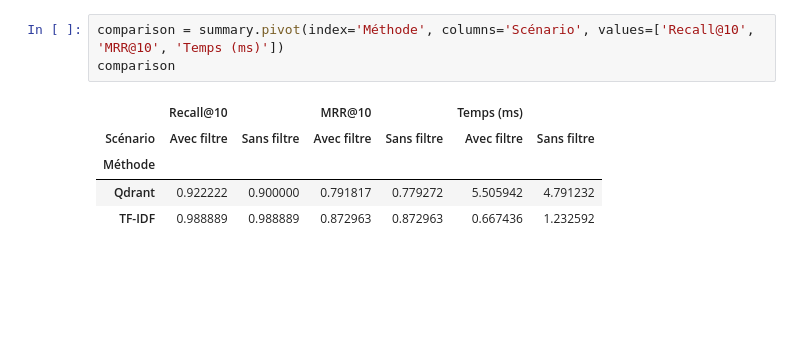
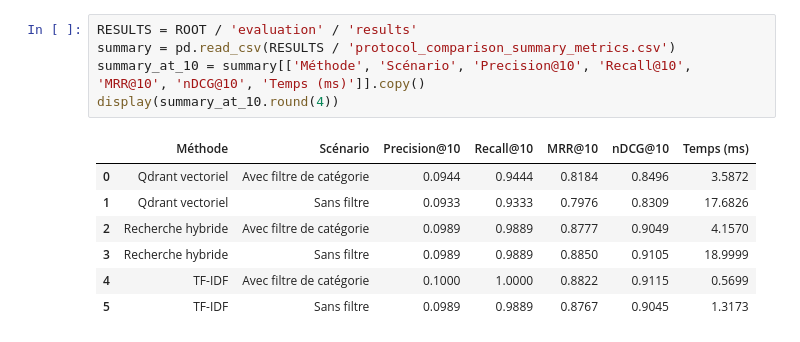
Before and after one commit to Kouraogo22/Projet_vectoriel-, a Jupyter notebook: notebooks/evaluation.ipynb, the cells around one changed output. Saved outputs shown, nothing was run; the diff lists cells and outputs as text; blank space fills up the shorter version.

```diff
--- a/notebooks/evaluation.ipynb
+++ b/notebooks/evaluation.ipynb
@@ -56,9 +38,13 @@ Les données affichées ci-dessous proviennent de la sortie de ce notebook.
-# %%
-comparison = summary.pivot(index='Méthode', columns='Scénario', values=['Recall@10', 'MRR@10', 'Temps (ms)'])
-comparison
-# %% [output]
-|  | Recall@10 |  | MRR@10 |  | Temps (ms) |  |
-| Scénario | Avec filtre | Sans filtre | Avec filtre | Sans filtre | Avec filtre | Sans filtre |
-| Méthode |  |  |  |  |  |  |
-| Qdrant | 0.922222 | 0.900000 | 0.791817 | 0.779272 | 5.505942 | 4.791232 |
-| TF-IDF | 0.988889 | 0.988889 | 0.872963 | 0.872963 | 0.667436 | 1.232592 |
+# %%
+RESULTS = ROOT / 'evaluation' / 'results'
+summary = pd.read_csv(RESULTS / 'protocol_comparison_summary_metrics.csv')
+summary_at_10 = summary[['Méthode', 'Scénario', 'Precision@10', 'Recall@10', 'MRR@10', 'nDCG@10', 'Temps (ms)']].copy()
+display(summary_at_10.round(4))
+# %% [output]
+|  | Méthode | Scénario | Precision@10 | Recall@10 | MRR@10 | nDCG@10 | Temps (ms) |
+| 0 | Qdrant vectoriel | Avec filtre de catégorie | 0.0944 | 0.9444 | 0.8184 | 0.8496 | 3.5872 |
+| 1 | Qdrant vectoriel | Sans filtre | 0.0933 | 0.9333 | 0.7976 | 0.8309 | 17.6826 |
+| 2 | Recherche hybride | Avec filtre de catégorie | 0.0989 | 0.9889 | 0.8777 | 0.9049 | 4.1570 |
+| 3 | Recherche hybride | Sans filtre | 0.0989 | 0.9889 | 0.8850 | 0.9105 | 18.9999 |
+| 4 | TF-IDF | Avec filtre de catégorie | 0.1000 | 1.0000 | 0.8822 | 0.9115 | 0.5699 |
+| 5 | TF-IDF | Sans filtre | 0.0989 | 0.9889 | 0.8767 | 0.9045 | 1.3173 |
```
Also changed, not shown: parts of 10 cells of this notebook, 4 other files.
